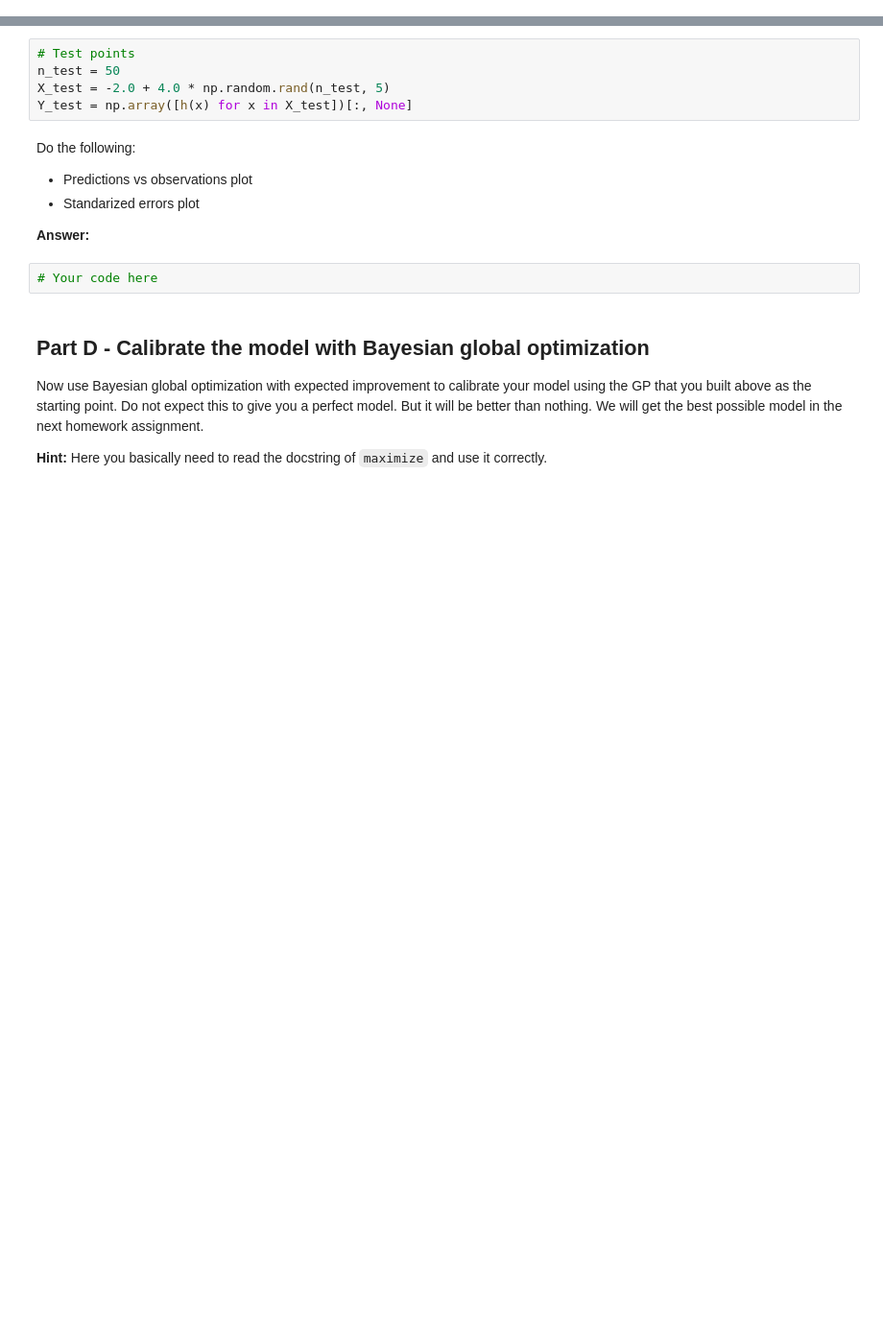
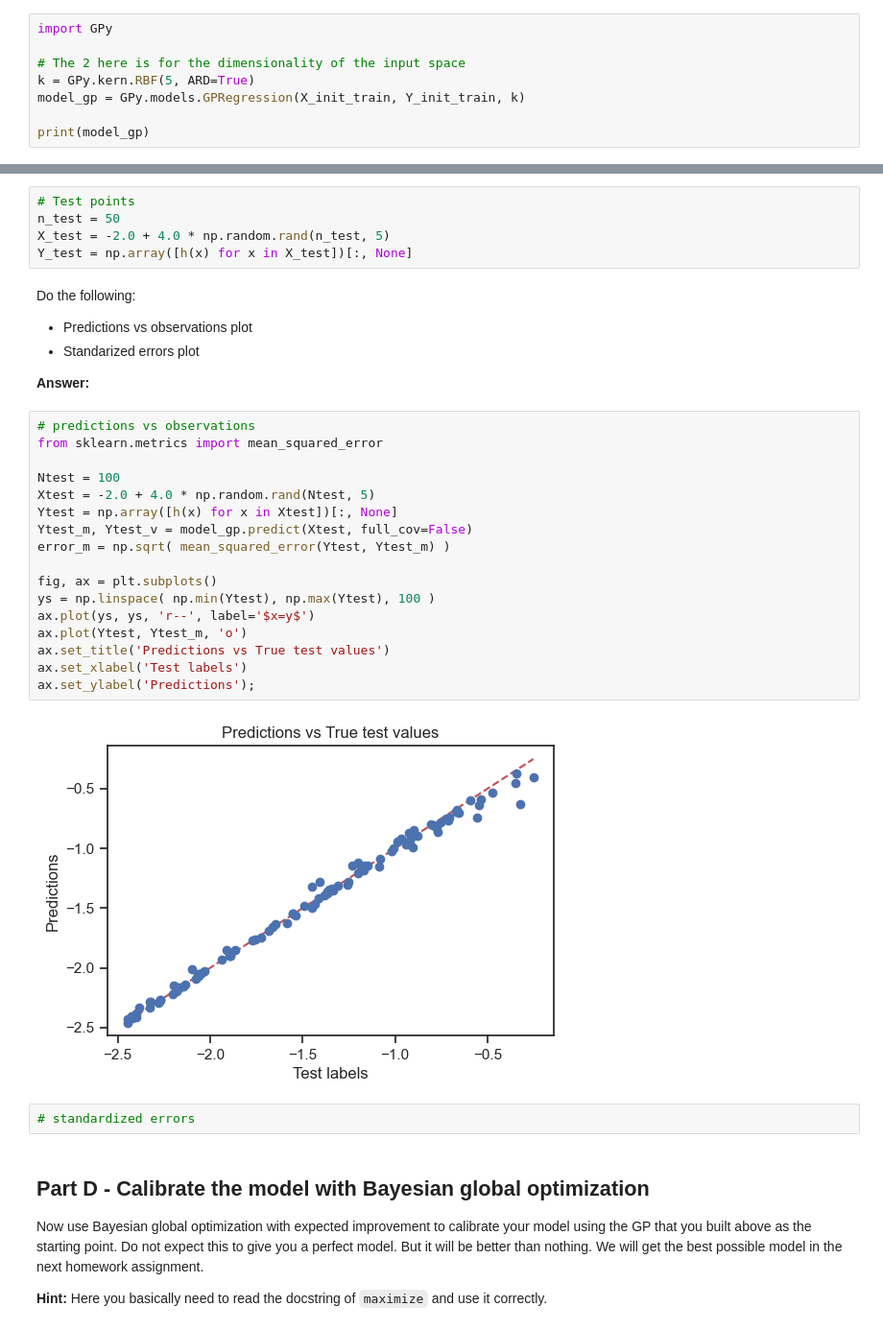
Before and after one commit to flavio-nardi/data-analytics-se, a Jupyter notebook: lecturebook/homework/homework-06.ipynb, the cells around one changed output, grey strips where cells are left out. Shown at 96% size. Cells and saved outputs as stored; diff of their text form; blank space fills up the shorter version.

```diff
--- a/lecturebook/homework/homework-06.ipynb
+++ b/lecturebook/homework/homework-06.ipynb
@@ -1132,0 +1135,8 @@ Hint: You may want to experiment by constraining the likelihood noise of your mo
+# %%
+import GPy
+
+# The 2 here is for the dimensionality of the input space
+k = GPy.kern.RBF(5, ARD=True)
+model_gp = GPy.models.GPRegression(X_init_train, Y_init_train, k)
+
+print(model_gp)
@@ -1156,8 +1204,27 @@ Do the following:
 + Standarized errors plot
 
 **Answer:**
-# %%
-# Your code here
+# %%
+# predictions vs observations
+from sklearn.metrics import mean_squared_error
+
+Ntest = 100
+Xtest = -2.0 + 4.0 * np.random.rand(Ntest, 5)
+Ytest = np.array([h(x) for x in Xtest])[:, None]
+Ytest_m, Ytest_v = model_gp.predict(Xtest, full_cov=False)
+error_m = np.sqrt( mean_squared_error(Ytest, Ytest_m) )
+
+fig, ax = plt.subplots()
+ys = np.linspace( np.min(Ytest), np.max(Ytest), 100 )
+ax.plot(ys, ys, 'r--', label='$x=y$')
+ax.plot(Ytest, Ytest_m, 'o')
+ax.set_title('Predictions vs True test values')
+ax.set_xlabel('Test labels')
+ax.set_ylabel('Predictions');
+# %% [output]
+[figure, added]
+# %%
+# standardized errors
 # %% [markdown]
 ## Part D - Calibrate the model with Bayesian global optimization
 
```
Also changed, not shown: parts of 18 cells of this notebook.
